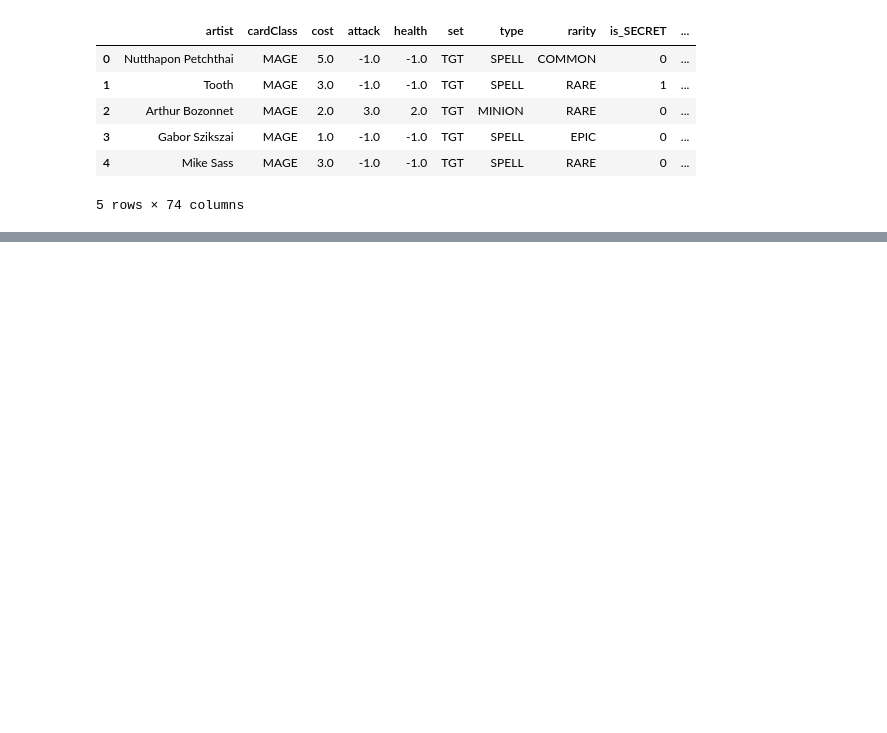
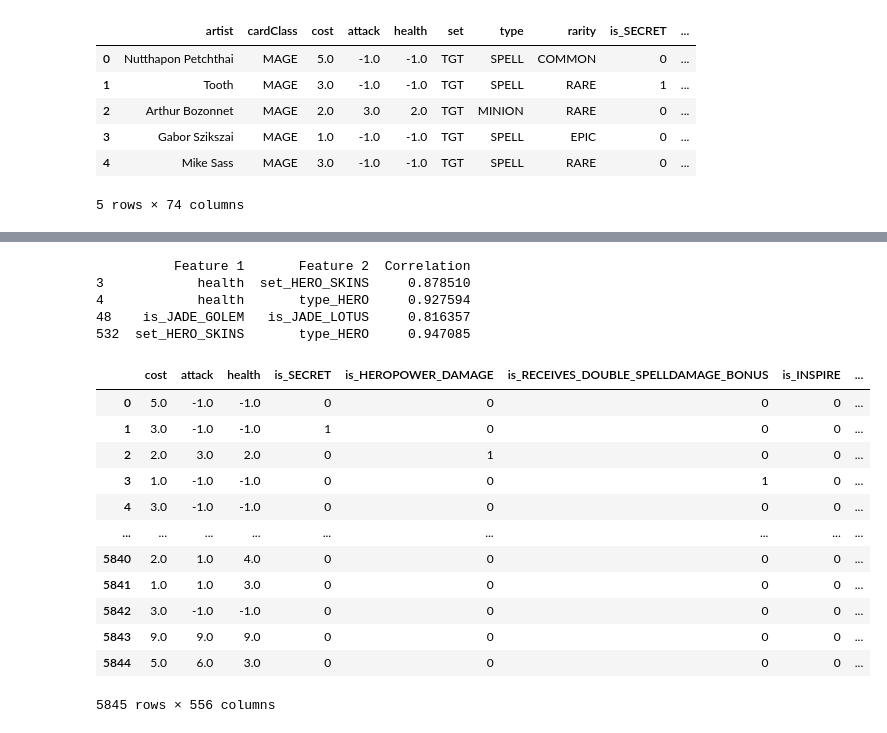
Before and after one commit to OOOssscccaaarrr/miashs24cpm2, a Jupyter notebook: DataSet HS.ipynb, the cells around one changed output, grey strips where cells are left out. Drawn from its saved outputs; the diff is of its cells as text; code cells hidden in the pictures; blank space fills up the shorter version.

```diff
--- a/DataSet HS.ipynb
+++ b/DataSet HS.ipynb
@@ -221,0 +328,28 @@ MK61.head()
+# %%
+print(trie_corr)
+# %% [output]
+          Feature 1       Feature 2  Correlation
+3            health  set_HERO_SKINS     0.878510
+4            health       type_HERO     0.927594
+48    is_JADE_GOLEM   is_JADE_LOTUS     0.816357
+532  set_HERO_SKINS       type_HERO     0.947085
+# %%
+#On retire donc les features : set_HERO_SKINS , type_HERO et is_JADE_LOTUS
+variable_retirer = ["set_HERO_SKINS" , "type_HERO","is_JADE_LOTUS"]
+df_finie=df_encoded.drop(columns = variable_retirer)
+# %%
+df_finie
+# %% [output]
+|  | cost | attack | health | is_SECRET | is_HEROPOWER_DAMAGE | is_RECEIVES_DOUBLE_SPELLDAMAGE_BONUS | is_INSPIRE | ... |
+| 0 | 5.0 | -1.0 | -1.0 | 0 | 0 | 0 | 0 | ... |
+| 1 | 3.0 | -1.0 | -1.0 | 1 | 0 | 0 | 0 | ... |
+| 2 | 2.0 | 3.0 | 2.0 | 0 | 1 | 0 | 0 | ... |
+| 3 | 1.0 | -1.0 | -1.0 | 0 | 0 | 1 | 0 | ... |
+| 4 | 3.0 | -1.0 | -1.0 | 0 | 0 | 0 | 0 | ... |
+| ... | ... | ... | ... | ... | ... | ... | ... | ... |
+| 5840 | 2.0 | 1.0 | 4.0 | 0 | 0 | 0 | 0 | ... |
+| 5841 | 1.0 | 1.0 | 3.0 | 0 | 0 | 0 | 0 | ... |
+| 5842 | 3.0 | -1.0 | -1.0 | 0 | 0 | 0 | 0 | ... |
+| 5843 | 9.0 | 9.0 | 9.0 | 0 | 0 | 0 | 0 | ... |
+| 5844 | 5.0 | 6.0 | 3.0 | 0 | 0 | 0 | 0 | ... |
+5845 rows × 556 columns
```
Also changed, not shown: parts of 15 cells of this notebook.
